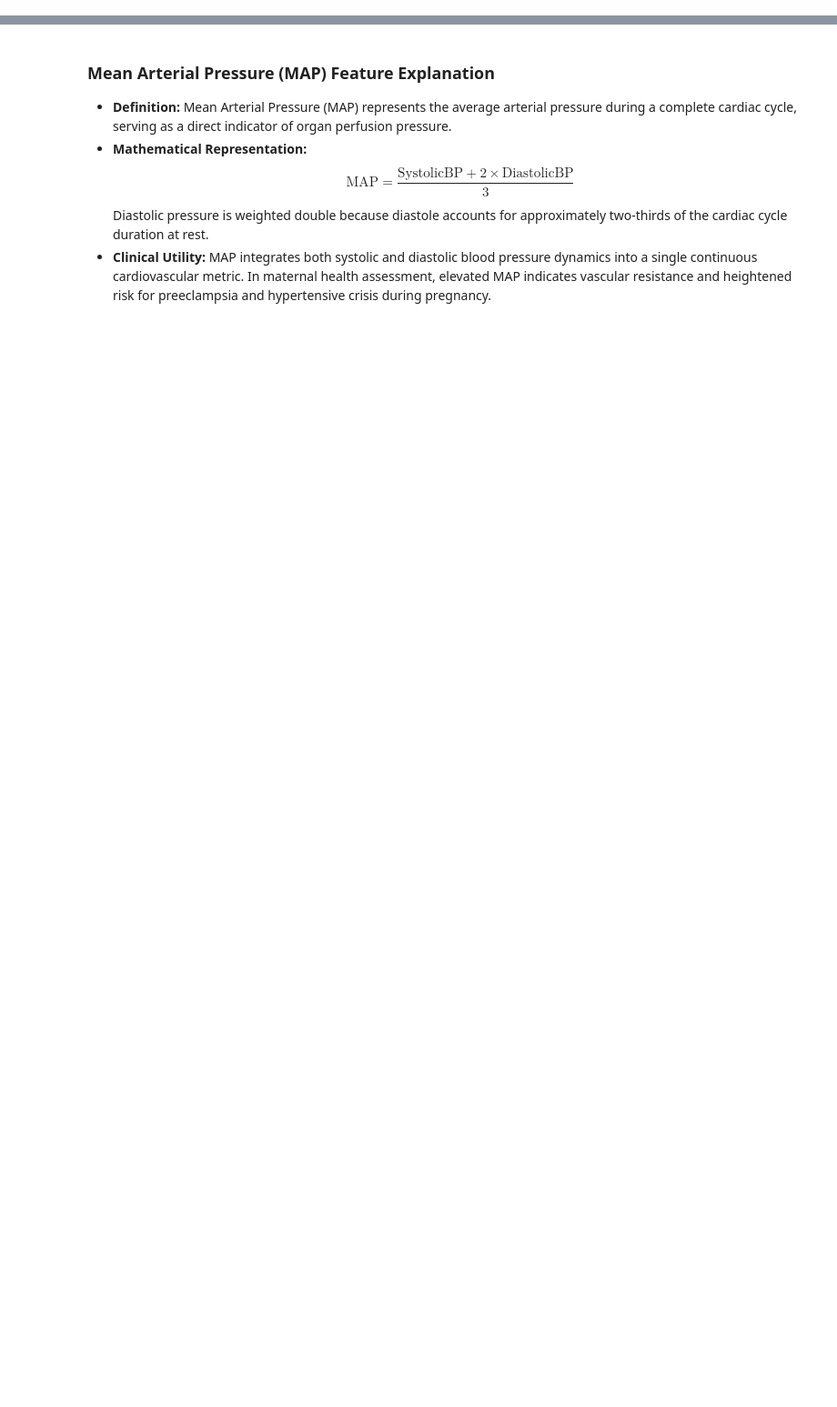
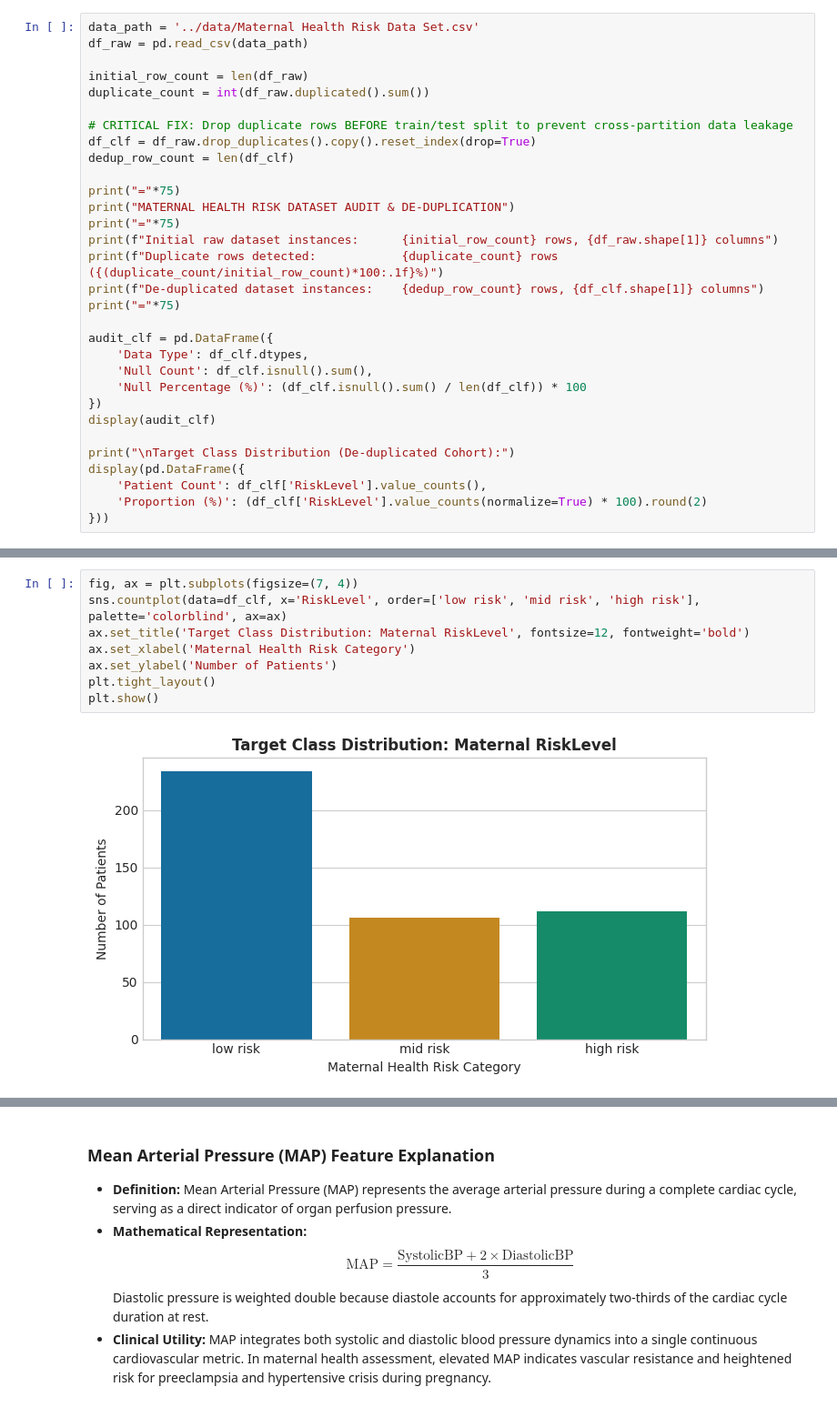
Before and after one commit to wander1112/Ember-Storm, a Jupyter notebook: notebooks/classification.ipynb, the cells around one changed output, grey strips where cells are left out. Shown at 91% size. Cells and saved outputs as stored; diff of their text form; blank space fills up the shorter version.

```diff
--- a/notebooks/classification.ipynb
+++ b/notebooks/classification.ipynb
@@ -215,0 +68,31 @@ DiastolicBP      65.0      90.0 25.0        27.50       127.50              0
+# %%
+data_path = '../data/Maternal Health Risk Data Set.csv'
+df_raw = pd.read_csv(data_path)
+
+initial_row_count = len(df_raw)
+duplicate_count = int(df_raw.duplicated().sum())
+
+# CRITICAL FIX: Drop duplicate rows BEFORE train/test split to prevent cross-partition data leakage
+df_clf = df_raw.drop_duplicates().copy().reset_index(drop=True)
+dedup_row_count = len(df_clf)
+
+print("="*75)
+print("MATERNAL HEALTH RISK DATASET AUDIT & DE-DUPLICATION")
+print("="*75)
+print(f"Initial raw dataset instances:      {initial_row_count} rows, {df_raw.shape[1]} columns")
+print(f"Duplicate rows detected:            {duplicate_count} rows ({(duplicate_count/initial_row_count)*100:.1f}%)")
+print(f"De-duplicated dataset instances:    {dedup_row_count} rows, {df_clf.shape[1]} columns")
+print("="*75)
+
+audit_clf = pd.DataFrame({
+    'Data Type': df_clf.dtypes,
+    'Null Count': df_clf.isnull().sum(),
+    'Null Percentage (%)': (df_clf.isnull().sum() / len(df_clf)) * 100
+})
+display(audit_clf)
+
+print("\nTarget Class Distribution (De-duplicated Cohort):")
+display(pd.DataFrame({
+    'Patient Count': df_clf['RiskLevel'].value_counts(),
+    'Proportion (%)': (df_clf['RiskLevel'].value_counts(normalize=True) * 100).round(2)
+}))
@@ -215,0 +124,10 @@ DiastolicBP      65.0      90.0 25.0        27.50       127.50              0
+# %%
+fig, ax = plt.subplots(figsize=(7, 4))
+sns.countplot(data=df_clf, x='RiskLevel', order=['low risk', 'mid risk', 'high risk'], palette='colorblind', ax=ax)
+ax.set_title('Target Class Distribution: Maternal RiskLevel', fontsize=12, fontweight='bold')
+ax.set_xlabel('Maternal Health Risk Category')
+ax.set_ylabel('Number of Patients')
+plt.tight_layout()
+plt.show()
+# %% [output]
+[figure, added]
```
Also changed, not shown: parts of 86 cells of this notebook.
